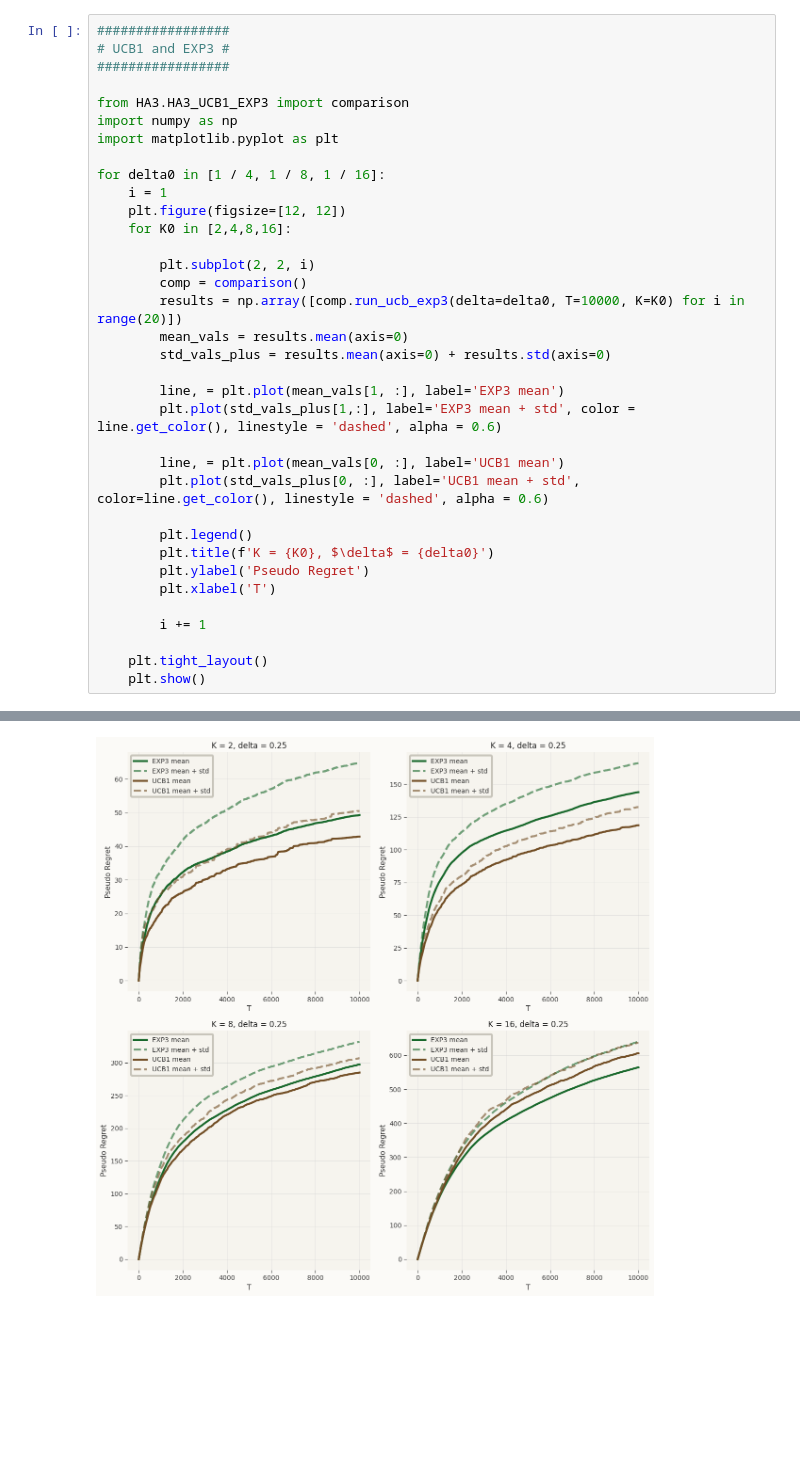
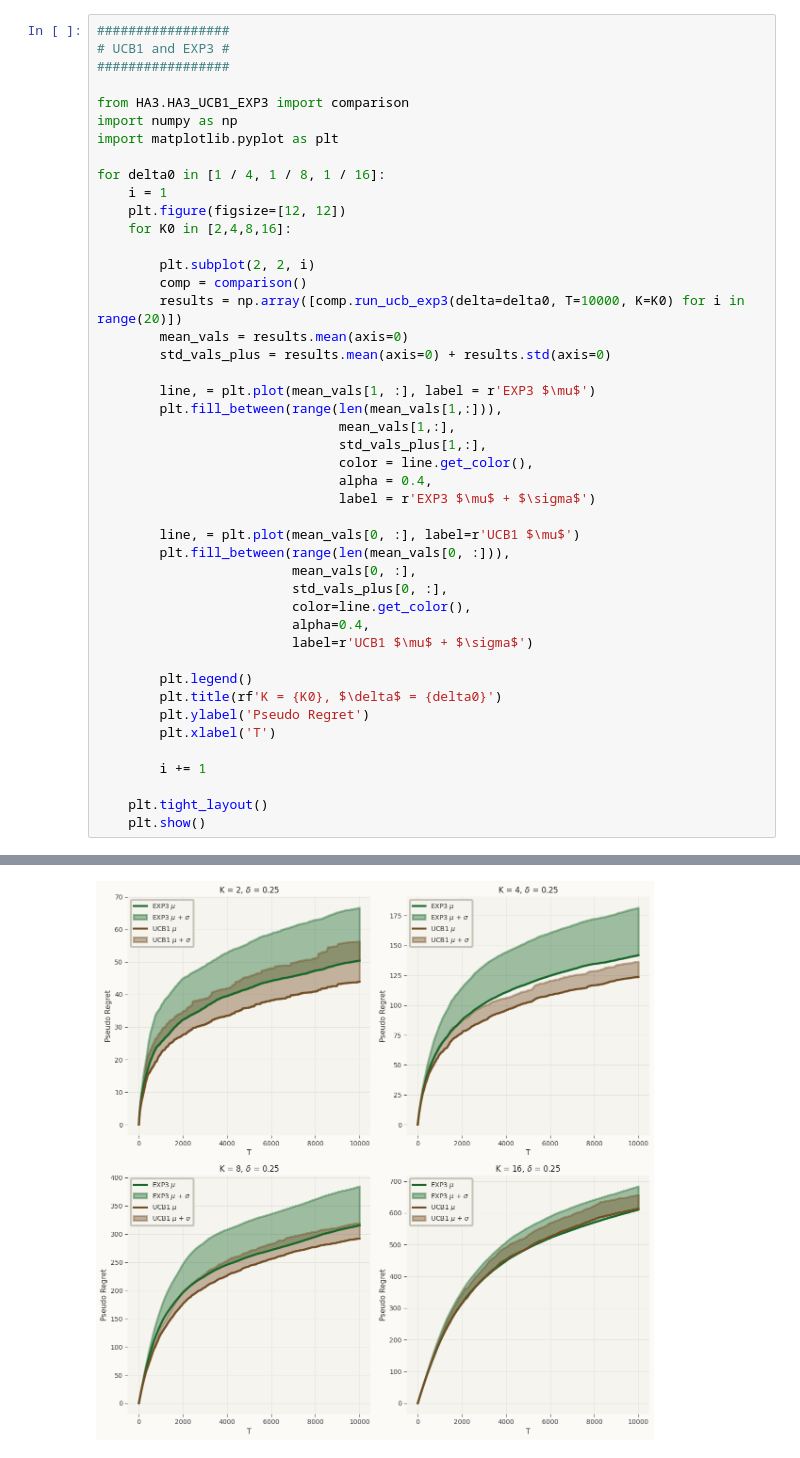
Before and after one commit to NicolaiBraadPedersen/OReL2026, a Jupyter notebook: HA3/HA3_run_all.ipynb, the cells around one changed output, grey strips where cells are left out. Cells and saved outputs as stored; diff of their text form; blank space fills up the shorter version.

```diff
--- a/HA3/HA3_run_all.ipynb
+++ b/HA3/HA3_run_all.ipynb
@@ -52,14 +58,24 @@ for delta0 in [1 / 4, 1 / 8, 1 / 16]:
         mean_vals = results.mean(axis=0)
         std_vals_plus = results.mean(axis=0) + results.std(axis=0)
 
-        line, = plt.plot(mean_vals[1, :], label='EXP3 mean')
-        plt.plot(std_vals_plus[1,:], label='EXP3 mean + std', color = line.get_color(), linestyle = 'dashed', alpha = 0.6)
+        line, = plt.plot(mean_vals[1, :], label = r'EXP3 $\mu$')
+        plt.fill_between(range(len(mean_vals[1,:])),
+                               mean_vals[1,:],
+                               std_vals_plus[1,:],
+                               color = line.get_color(),
+                               alpha = 0.4,
+                               label = r'EXP3 $\mu$ + $\sigma$')
 
-        line, = plt.plot(mean_vals[0, :], label='UCB1 mean')
-        plt.plot(std_vals_plus[0, :], label='UCB1 mean + std', color=line.get_color(), linestyle = 'dashed', alpha = 0.6)
+        line, = plt.plot(mean_vals[0, :], label=r'UCB1 $\mu$')
+        plt.fill_between(range(len(mean_vals[0, :])),
+                         mean_vals[0, :],
+                         std_vals_plus[0, :],
+                         color=line.get_color(),
+                         alpha=0.4,
+                         label=r'UCB1 $\mu$ + $\sigma$')
 
         plt.legend()
-        plt.title(f'K = {K0}, $\delta$ = {delta0}')
+        plt.title(rf'K = {K0}, $\delta$ = {delta0}')
         plt.ylabel('Pseudo Regret')
         plt.xlabel('T')
 
@@ -83 +87 @@ KeyboardInterrupt:
-[figure, old version]
+[figure, new version]
```
Also changed, not shown: parts of 2 cells of this notebook, 1 other file.
